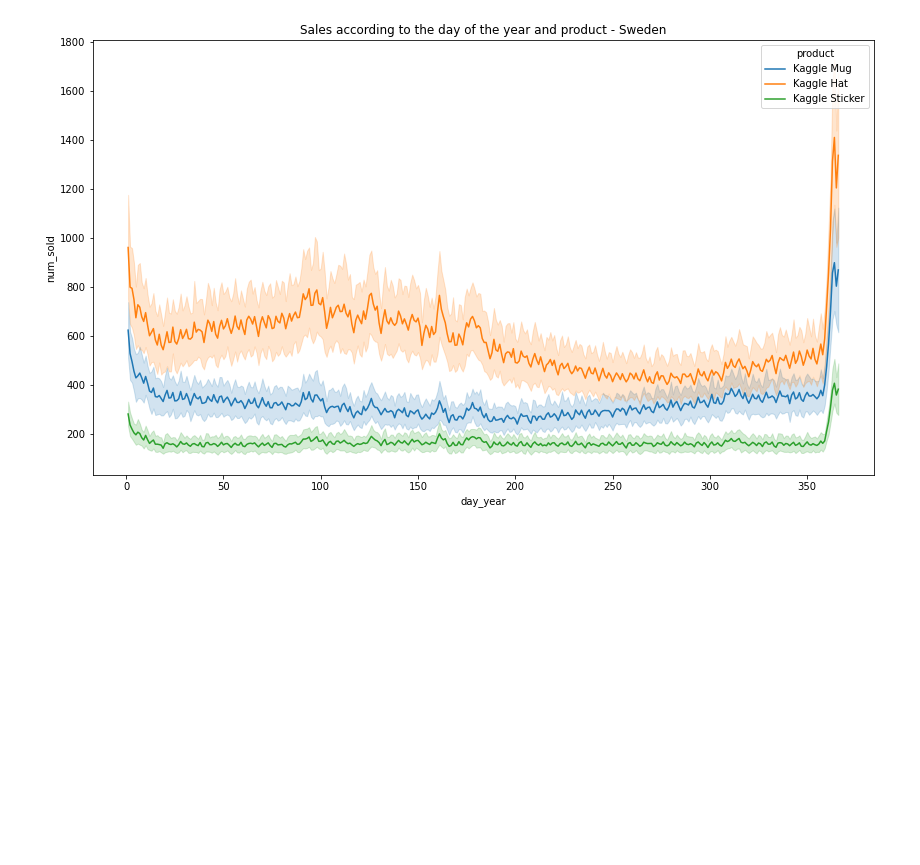
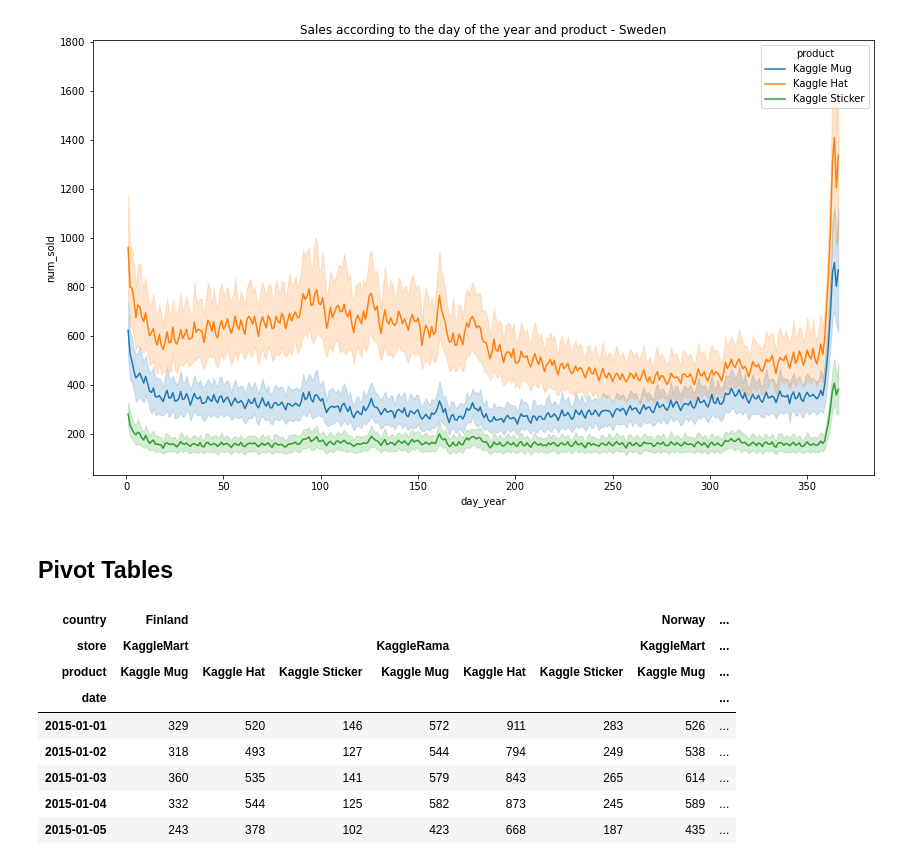
Before and after one commit to ccollado7/kaggle-tps-jan2022, a Jupyter notebook: notebooks/EDA/kaggle-tps-EDA.ipynb, the cells around one changed output. Saved outputs shown, nothing was run; the diff lists cells and outputs as text; code cells hidden in the pictures; blank space fills up the shorter version.

```diff
--- a/notebooks/EDA/kaggle-tps-EDA.ipynb
+++ b/notebooks/EDA/kaggle-tps-EDA.ipynb
@@ -352,3 +348,18 @@ for i in countrys:
 [figure]
 [figure]
 [figure]
+# %% [markdown]
+## Pivot Tables
+# %%
+train_date = train.set_index('date').pivot(columns=['country', 'store', 'product'], values='num_sold')
+train_date.head()
+# %% [output]
+| country | Finland |  |  |  |  |  | Norway | ... |
+| store | KaggleMart |  |  | KaggleRama |  |  | KaggleMart | ... |
+| product | Kaggle Mug | Kaggle Hat | Kaggle Sticker | Kaggle Mug | Kaggle Hat | Kaggle Sticker | Kaggle Mug | ... |
+| date |  |  |  |  |  |  |  | ... |
+| 2015-01-01 | 329 | 520 | 146 | 572 | 911 | 283 | 526 | ... |
+| 2015-01-02 | 318 | 493 | 127 | 544 | 794 | 249 | 538 | ... |
+| 2015-01-03 | 360 | 535 | 141 | 579 | 843 | 265 | 614 | ... |
+| 2015-01-04 | 332 | 544 | 125 | 582 | 873 | 245 | 589 | ... |
+| 2015-01-05 | 243 | 378 | 102 | 423 | 668 | 187 | 435 | ... |
```
Also changed, not shown: parts of 5 cells of this notebook, 2 other files.
